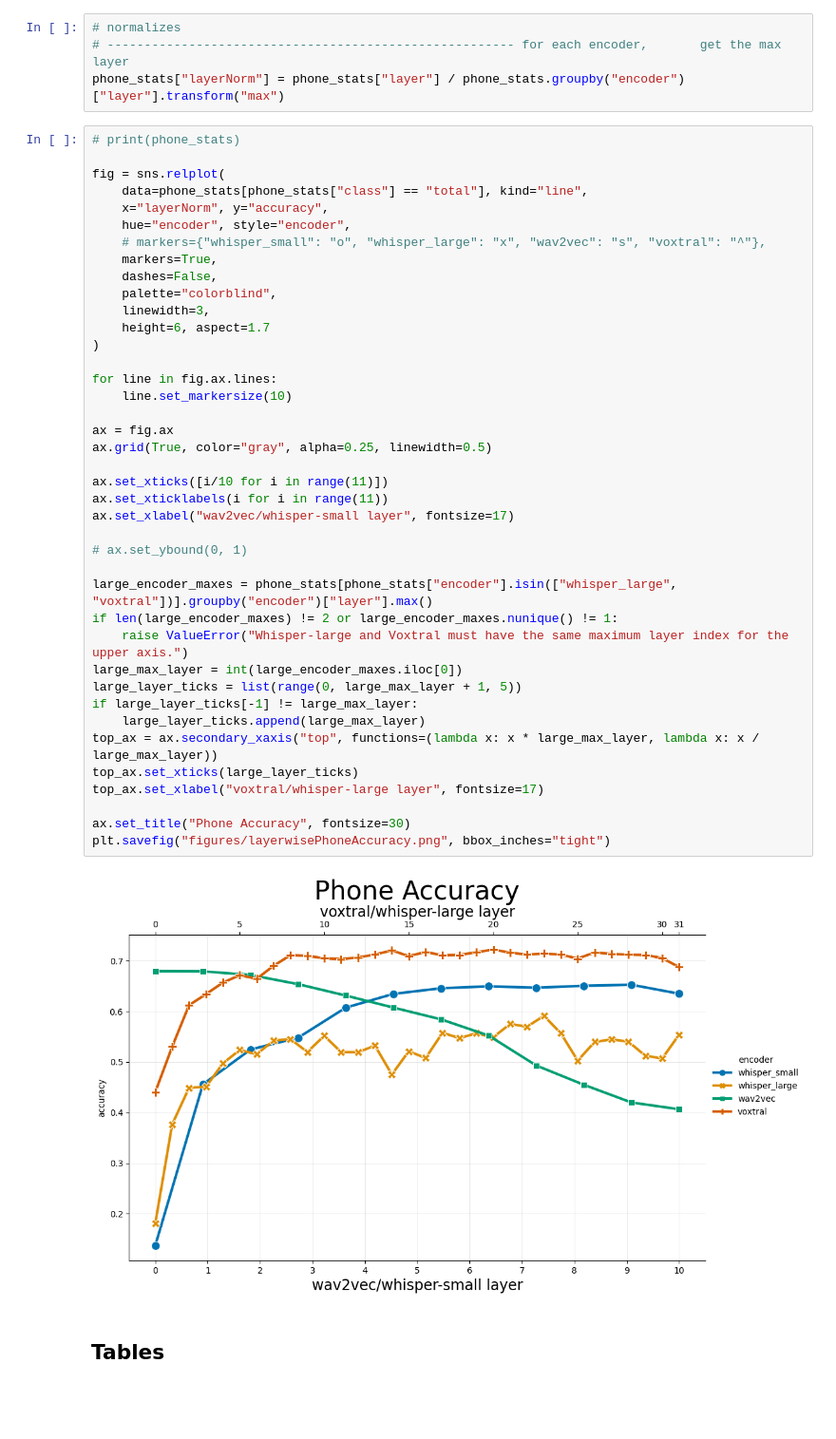
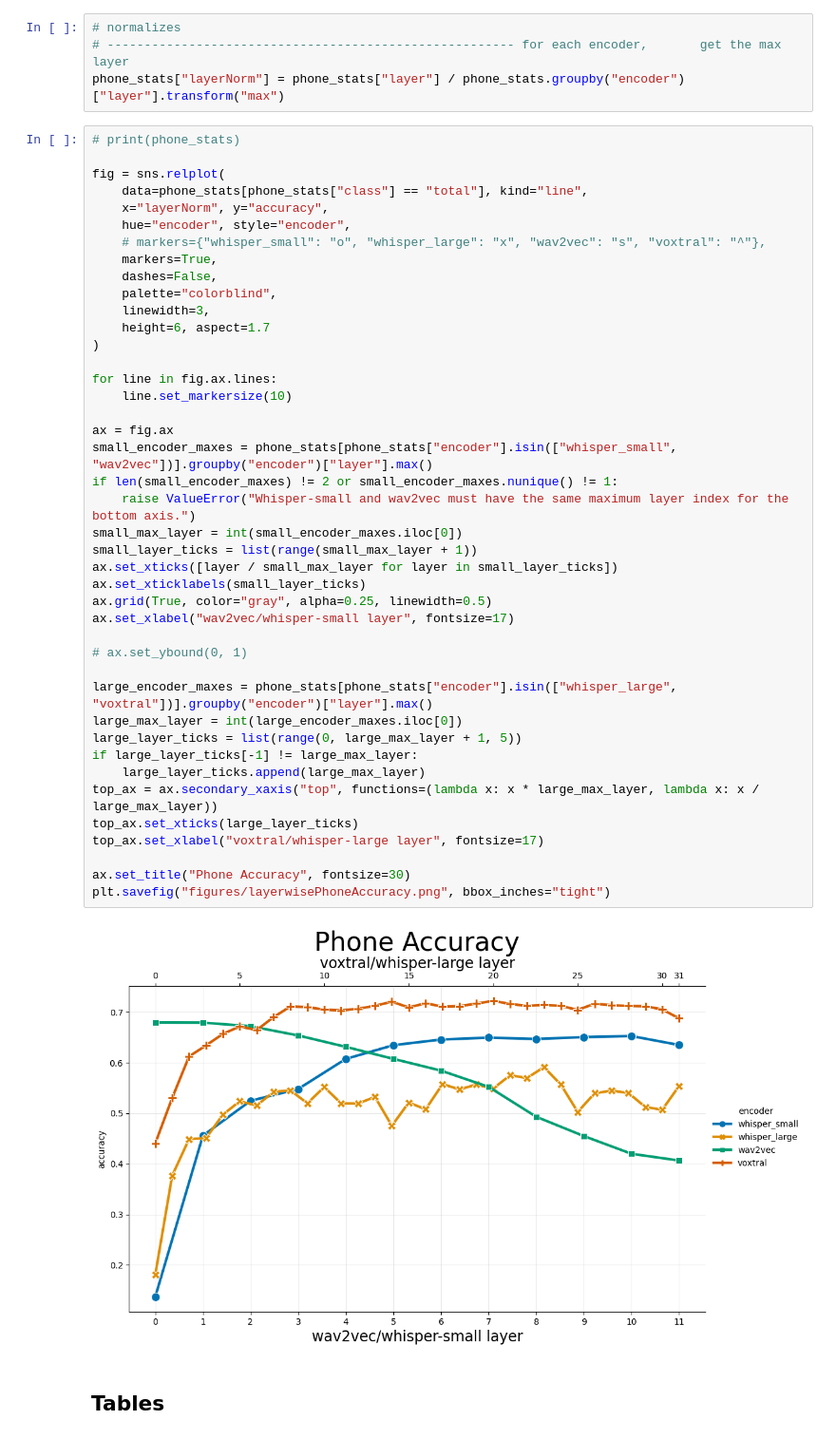
Before and after one commit to atenine/spatula, a Jupyter notebook: draw_charts.ipynb, the cells around one changed output. Shown at 95% size. Cells and saved outputs as stored; diff of their text form; blank space fills up the shorter version.

```diff
--- a/draw_charts.ipynb
+++ b/draw_charts.ipynb
@@ -254,39 +256,41 @@ fig = sns.relplot(
     hue="encoder", style="encoder",
     # markers={"whisper_small": "o", "whisper_large": "x", "wav2vec": "s", "voxtral": "^"},
     markers=True,
     dashes=False,
     palette="colorblind",
     linewidth=3,
     height=6, aspect=1.7
 )
 
 for line in fig.ax.lines:
     line.set_markersize(10)
 
 ax = fig.ax
+small_encoder_maxes = phone_stats[phone_stats["encoder"].isin(["whisper_small", "wav2vec"])].groupby("encoder")["layer"].max()
+if len(small_encoder_maxes) != 2 or small_encoder_maxes.nunique() != 1:
+    raise ValueError("Whisper-small and wav2vec must have the same maximum layer index for the bottom axis.")
+small_max_layer = int(small_encoder_maxes.iloc[0])
+small_layer_ticks = list(range(small_max_layer + 1))
+ax.set_xticks([layer / small_max_layer for layer in small_layer_ticks])
+ax.set_xticklabels(small_layer_ticks)
 ax.grid(True, color="gray", alpha=0.25, linewidth=0.5)
-
-ax.set_xticks([i/10 for i in range(11)])
-ax.set_xticklabels(i for i in range(11))
 ax.set_xlabel("wav2vec/whisper-small layer", fontsize=17)
 
 # ax.set_ybound(0, 1)
 
 large_encoder_maxes = phone_stats[phone_stats["encoder"].isin(["whisper_large", "voxtral"])].groupby("encoder")["layer"].max()
-if len(large_encoder_maxes) != 2 or large_encoder_maxes.nunique() != 1:
-    raise ValueError("Whisper-large and Voxtral must have the same maximum layer index for the upper axis.")
 large_max_layer = int(large_encoder_maxes.iloc[0])
 large_layer_ticks = list(range(0, large_max_layer + 1, 5))
 if large_layer_ticks[-1] != large_max_layer:
     large_layer_ticks.append(large_max_layer)
 top_ax = ax.secondary_xaxis("top", functions=(lambda x: x * large_max_layer, lambda x: x / large_max_layer))
 top_ax.set_xticks(large_layer_ticks)
 top_ax.set_xlabel("voxtral/whisper-large layer", fontsize=17)
 
 ax.set_title("Phone Accuracy", fontsize=30)
 plt.savefig("figures/layerwisePhoneAccuracy.png", bbox_inches="tight")
 # %% [output]
-[figure, old version]
+[figure, new version]
 # %% [markdown]
 ## Tables
 # %%
```
Also changed, not shown: parts of 1 cell of this notebook, 2 other files.
